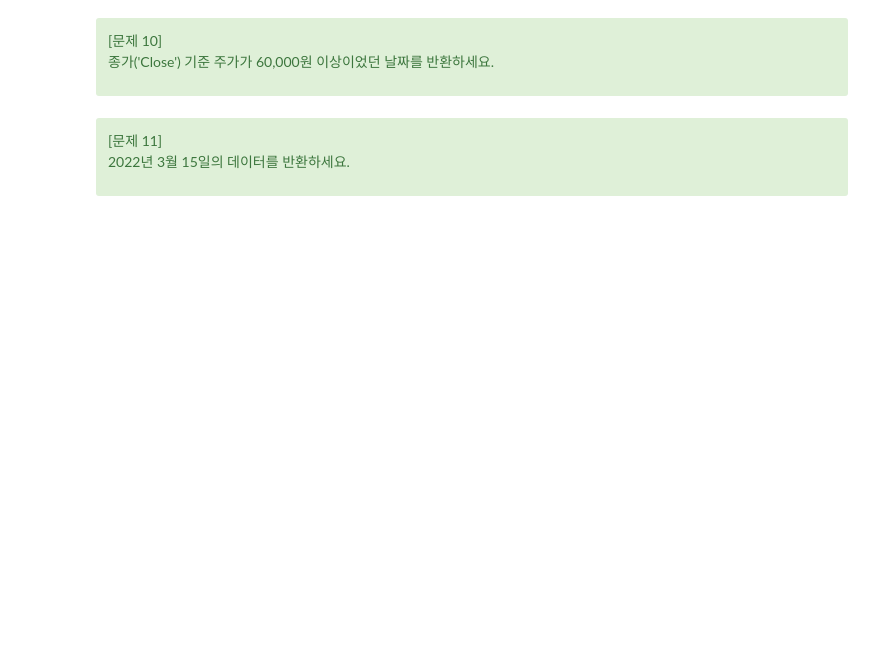
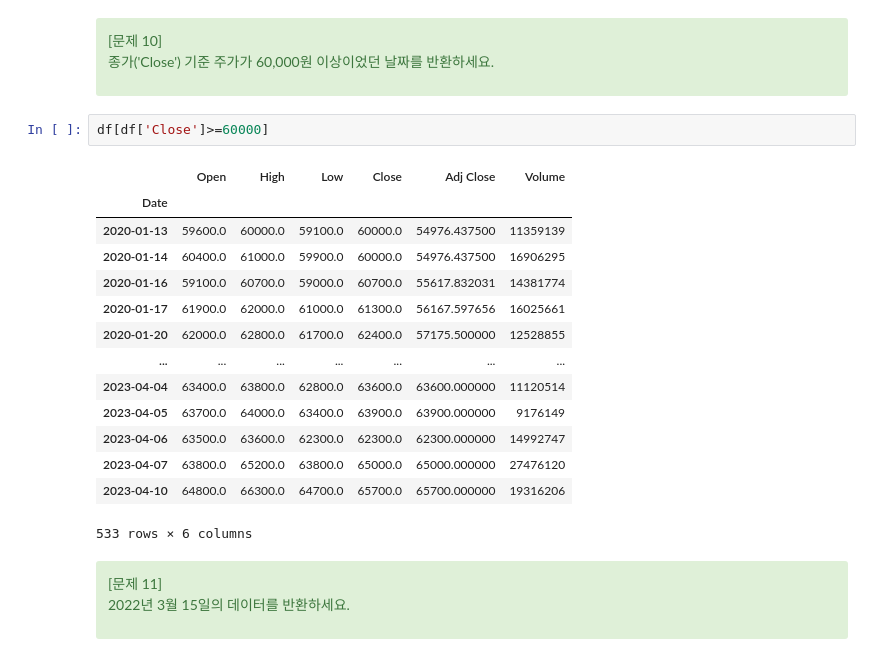
Before and after one commit to imkyoungbin/230328, a Jupyter notebook: 3장/03_03_실습_삼성전자주가데이터_임경빈.ipynb, the cells around one changed output. Saved outputs shown, nothing was run; the diff lists cells and outputs as text; blank space fills up the shorter version.

```diff
--- a/3장/03_03_실습_삼성전자주가데이터_임경빈.ipynb
+++ b/3장/03_03_실습_삼성전자주가데이터_임경빈.ipynb
@@ -166,6 +250,23 @@ memory usage: 19.9+ KB
 
  종가('Close') 기준 주가가 60,000원 이상이었던 날짜를 반환하세요.
 </div>
+# %%
+df[df['Close']>=60000]
+# %% [output]
+|  | Open | High | Low | Close | Adj Close | Volume |
+| Date |  |  |  |  |  |  |
+| 2020-01-13 | 59600.0 | 60000.0 | 59100.0 | 60000.0 | 54976.437500 | 11359139 |
+| 2020-01-14 | 60400.0 | 61000.0 | 59900.0 | 60000.0 | 54976.437500 | 16906295 |
+| 2020-01-16 | 59100.0 | 60700.0 | 59000.0 | 60700.0 | 55617.832031 | 14381774 |
+| 2020-01-17 | 61900.0 | 62000.0 | 61000.0 | 61300.0 | 56167.597656 | 16025661 |
+| 2020-01-20 | 62000.0 | 62800.0 | 61700.0 | 62400.0 | 57175.500000 | 12528855 |
+| ... | ... | ... | ... | ... | ... | ... |
+| 2023-04-04 | 63400.0 | 63800.0 | 62800.0 | 63600.0 | 63600.000000 | 11120514 |
+| 2023-04-05 | 63700.0 | 64000.0 | 63400.0 | 63900.0 | 63900.000000 | 9176149 |
+| 2023-04-06 | 63500.0 | 63600.0 | 62300.0 | 62300.0 | 62300.000000 | 14992747 |
+| 2023-04-07 | 63800.0 | 65200.0 | 63800.0 | 65000.0 | 65000.000000 | 27476120 |
+| 2023-04-10 | 64800.0 | 66300.0 | 64700.0 | 65700.0 | 65700.000000 | 19316206 |
+533 rows × 6 columns
 # %% [markdown]
 <div class="alert alert-success">
 [문제 11]
```
Also changed, not shown: parts of 29 cells of this notebook.
